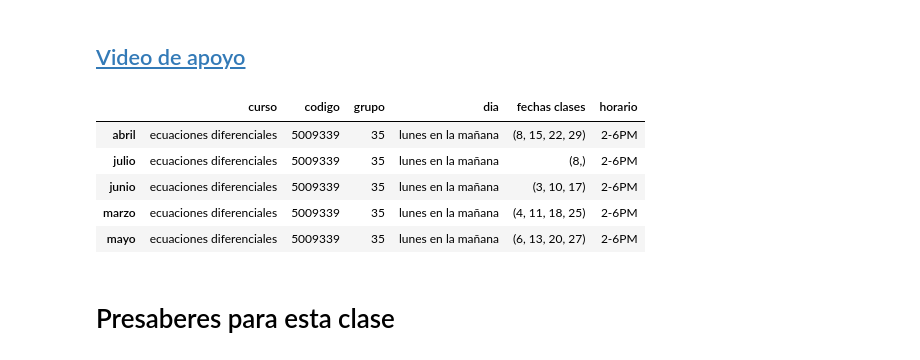
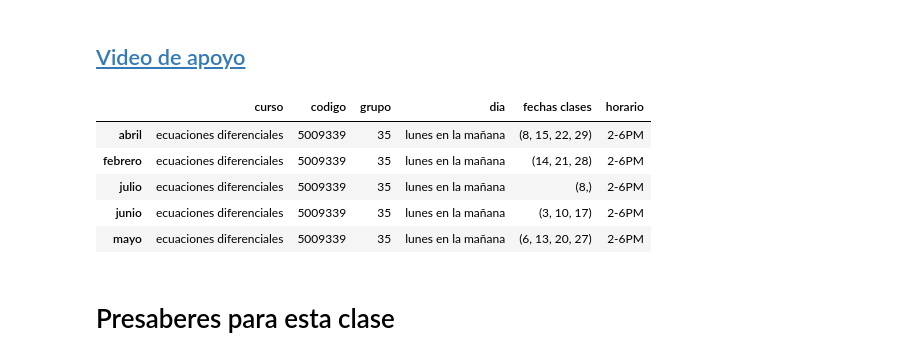
Before and after one commit to marco-canas/edo, a Jupyter notebook: clases/class_1/class_1_ODE.ipynb, the cells around one changed output. Cells and saved outputs as stored; diff of their text form; code cells hidden in the pictures.

```diff
--- a/clases/class_1/class_1_ODE.ipynb
+++ b/clases/class_1/class_1_ODE.ipynb
@@ -11,24 +11,24 @@
 # %%
 Ecuaciones_Diferenciales ={'curso':'ecuaciones diferenciales',
                           'codigo':5009339,
                           'grupo':35,
                           'dia':'lunes en la mañana',
-                          'fechas clases':{'marzo':(4,11,18,25),
+                          'fechas clases':{'febrero':(14,21,28),
                                            'abril':(8,15,22,29),
                                            'mayo':(6,13,20,27),
                                            'junio':(3,10,17),'julio':(8,)
                                           },
 'horario':'2-6PM'                          }
 
 import pandas as pd
 df=pd.DataFrame(Ecuaciones_Diferenciales)
 df
 # %% [output]
 |  | curso | codigo | grupo | dia | fechas clases | horario |
 | abril | ecuaciones diferenciales | 5009339 | 35 | lunes en la mañana | (8, 15, 22, 29) | 2-6PM |
+| febrero | ecuaciones diferenciales | 5009339 | 35 | lunes en la mañana | (14, 21, 28) | 2-6PM |
 | julio | ecuaciones diferenciales | 5009339 | 35 | lunes en la mañana | (8,) | 2-6PM |
 | junio | ecuaciones diferenciales | 5009339 | 35 | lunes en la mañana | (3, 10, 17) | 2-6PM |
-| marzo | ecuaciones diferenciales | 5009339 | 35 | lunes en la mañana | (4, 11, 18, 25) | 2-6PM |
 | mayo | ecuaciones diferenciales | 5009339 | 35 | lunes en la mañana | (6, 13, 20, 27) | 2-6PM |
 # %% [markdown]
 # Presaberes para esta clase
```
Also changed, not shown: parts of 9 cells of this notebook.
